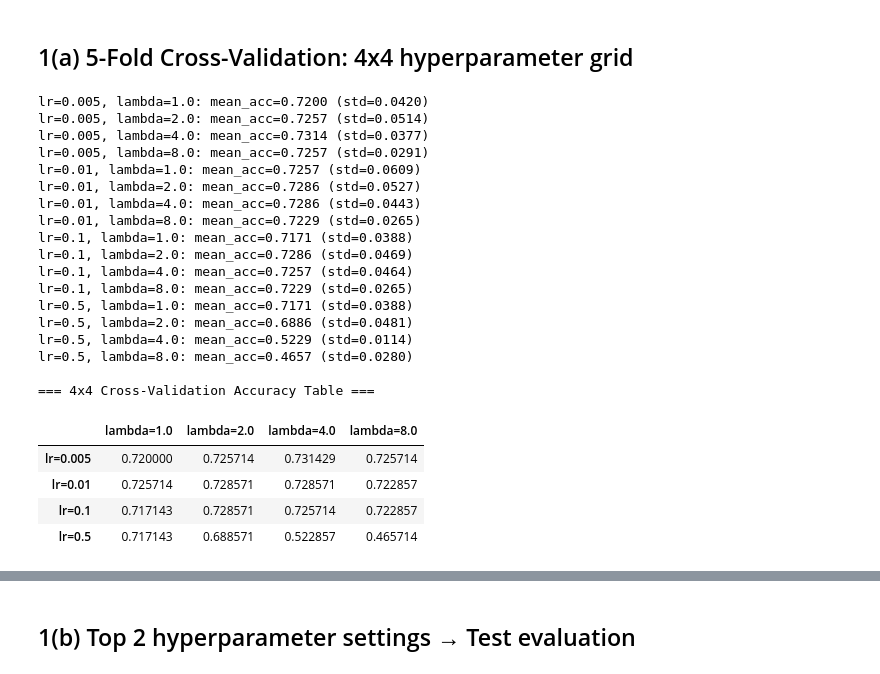
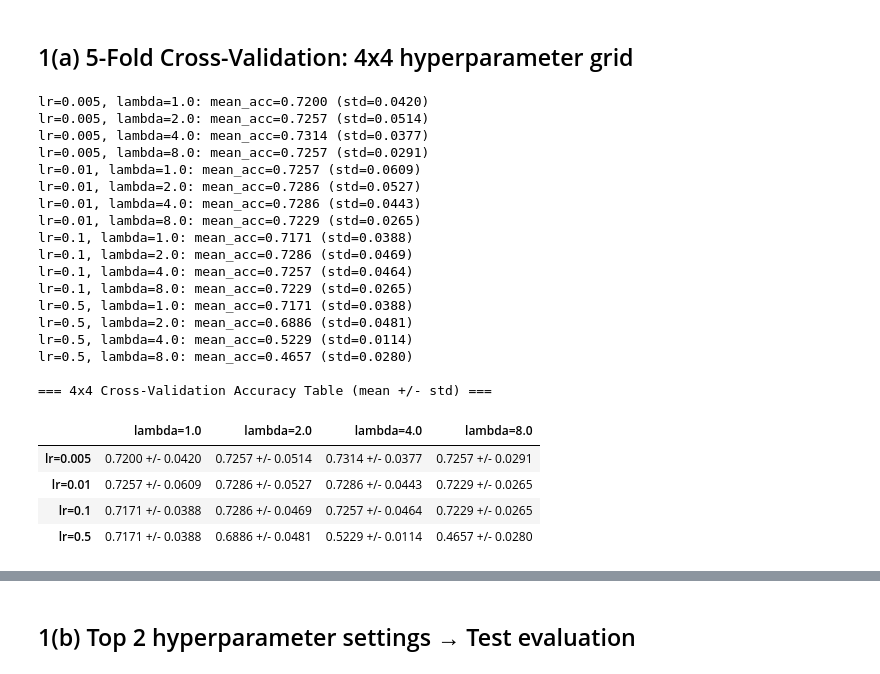
Before and after one commit to RaisoLiu/DM2026-Assignment-2, a Jupyter notebook: Q1_KFold_CV.ipynb, the cells around one changed output, grey strips where cells are left out. Cells and saved outputs as stored; diff of their text form; code cells hidden in the pictures.

```diff
--- a/Q1_KFold_CV.ipynb
+++ b/Q1_KFold_CV.ipynb
@@ -65,7 +65,8 @@ reg_lambdas = [1.0, 2.0, 4.0, 8.0]
 kf = KFold(n_splits=5, shuffle=True, random_state=40)
 
 # Run cross-validation for all 16 combinations
-results = np.zeros((len(learning_rates), len(reg_lambdas)))
+mean_results = np.zeros((len(learning_rates), len(reg_lambdas)))
+std_results = np.zeros((len(learning_rates), len(reg_lambdas)))
 
 for i, lr in enumerate(learning_rates):
     for j, reg_lambda in enumerate(reg_lambdas):
@@ -83,40 +84,53 @@ for i, lr in enumerate(learning_rates):
             random_state=seed,
             verbose=False,
             plot_curve=False
         )
         scores = cross_val_score(model, X_train, y_train, cv=kf, scoring='accuracy')
-        results[i, j] = scores.mean()
+        mean_results[i, j] = scores.mean()
+        std_results[i, j] = scores.std()
         print(f"lr={lr}, lambda={reg_lambda}: mean_acc={scores.mean():.4f} (std={scores.std():.4f})")
 
-# Display as 4x4 table
-results_df = pd.DataFrame(
-    results,
+# Display as 4x4 table (mean +/- standard deviation over folds)
+mean_df = pd.DataFrame(
+    mean_results,
     index=[f'lr={lr}' for lr in learning_rates],
     columns=[f'lambda={lam}' for lam in reg_lambdas]
 )
-print("\n=== 4x4 Cross-Validation Accuracy Table ===")
+std_df = pd.DataFrame(
+    std_results,
+    index=[f'lr={lr}' for lr in learning_rates],
+    columns=[f'lambda={lam}' for lam in reg_lambdas]
+)
+results_df = pd.DataFrame(
+    [[f"{mean_results[i, j]:.4f} +/- {std_results[i, j]:.4f}"
+      for j in range(len(reg_lambdas))]
+     for i in range(len(learning_rates))],
+    index=[f'lr={lr}' for lr in learning_rates],
+    columns=[f'lambda={lam}' for lam in reg_lambdas]
+)
+print("\n=== 4x4 Cross-Validation Accuracy Table (mean +/- std) ===")
 results_df
 # %% [output]
 lr=0.005, lambda=1.0: mean_acc=0.7200 (std=0.0420)
 lr=0.005, lambda=2.0: mean_acc=0.7257 (std=0.0514)
 lr=0.005, lambda=4.0: mean_acc=0.7314 (std=0.0377)
 lr=0.005, lambda=8.0: mean_acc=0.7257 (std=0.0291)
 lr=0.01, lambda=1.0: mean_acc=0.7257 (std=0.0609)
 lr=0.01, lambda=2.0: mean_acc=0.7286 (std=0.0527)
 lr=0.01, lambda=4.0: mean_acc=0.7286 (std=0.0443)
 lr=0.01, lambda=8.0: mean_acc=0.7229 (std=0.0265)
 lr=0.1, lambda=1.0: mean_acc=0.7171 (std=0.0388)
 lr=0.1, lambda=2.0: mean_acc=0.7286 (std=0.0469)
 lr=0.1, lambda=4.0: mean_acc=0.7257 (std=0.0464)
 lr=0.1, lambda=8.0: mean_acc=0.7229 (std=0.0265)
 lr=0.5, lambda=1.0: mean_acc=0.7171 (std=0.0388)
 lr=0.5, lambda=2.0: mean_acc=0.6886 (std=0.0481)
 lr=0.5, lambda=4.0: mean_acc=0.5229 (std=0.0114)
 lr=0.5, lambda=8.0: mean_acc=0.4657 (std=0.0280)
 
-=== 4x4 Cross-Validation Accuracy Table ===
+=== 4x4 Cross-Validation Accuracy Table (mean +/- std) ===
 |  | lambda=1.0 | lambda=2.0 | lambda=4.0 | lambda=8.0 |
-| lr=0.005 | 0.720000 | 0.725714 | 0.731429 | 0.725714 |
-| lr=0.01 | 0.725714 | 0.728571 | 0.728571 | 0.722857 |
-| lr=0.1 | 0.717143 | 0.728571 | 0.725714 | 0.722857 |
-| lr=0.5 | 0.717143 | 0.688571 | 0.522857 | 0.465714 |
+| lr=0.005 | 0.7200 +/- 0.0420 | 0.7257 +/- 0.0514 | 0.7314 +/- 0.0377 | 0.7257 +/- 0.0291 |
+| lr=0.01 | 0.7257 +/- 0.0609 | 0.7286 +/- 0.0527 | 0.7286 +/- 0.0443 | 0.7229 +/- 0.0265 |
+| lr=0.1 | 0.7171 +/- 0.0388 | 0.7286 +/- 0.0469 | 0.7257 +/- 0.0464 | 0.7229 +/- 0.0265 |
+| lr=0.5 | 0.7171 +/- 0.0388 | 0.6886 +/- 0.0481 | 0.5229 +/- 0.0114 | 0.4657 +/- 0.0280 |
```
Also changed, not shown: parts of 3 cells of this notebook, 32 other files.
